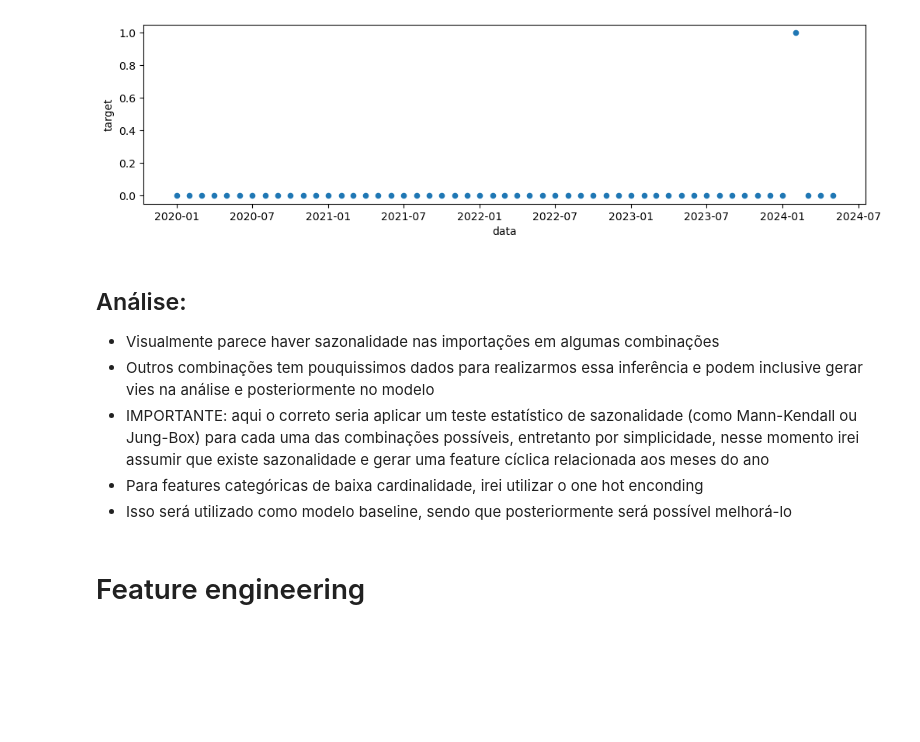
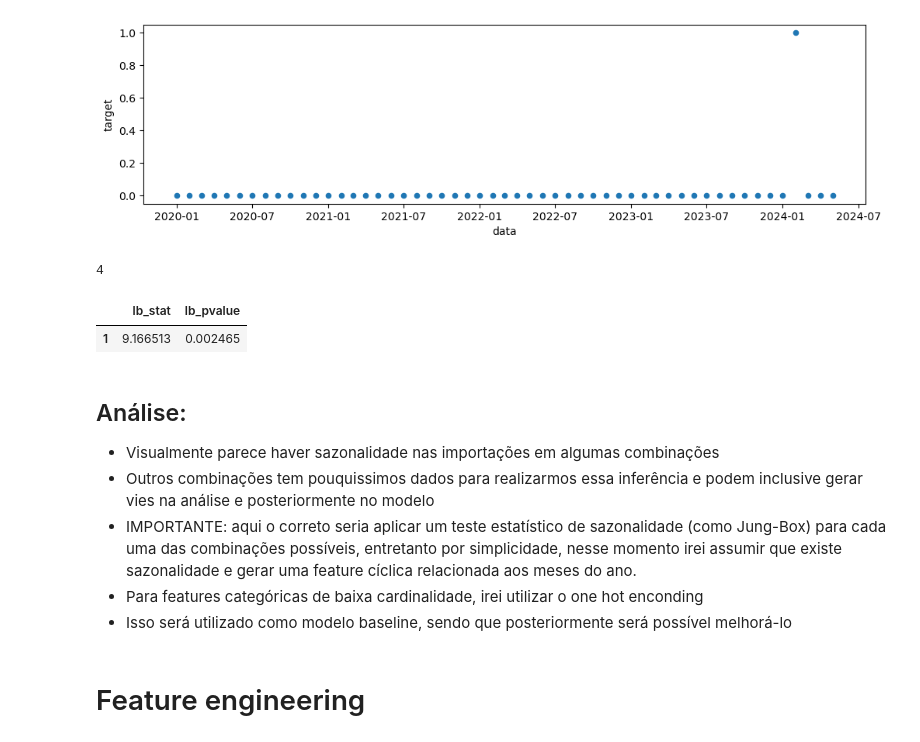
Before and after one commit to LucasPLK/LogComex, a Jupyter notebook: Case_Lucas_Polak.ipynb, the cells around one changed output. Saved outputs shown, nothing was run; the diff lists cells and outputs as text; code cells hidden in the pictures; blank space fills up the shorter version.

```diff
--- a/Case_Lucas_Polak.ipynb
+++ b/Case_Lucas_Polak.ipynb
@@ -333,0 +387,7 @@ df_completo.loc[df_completo['combinacao'] == '29151100.0_2915.0_517800.0_1.0_MG'
+# %%
+sinal = df_completo.loc[(df_completo['combinacao'] == '87082919_8708_927800_1_SP')]\
+            .sort_values('anomes')['target'].values
+
+define_periodo_sazonalidade(sinal)
+# %% [output]
+4
@@ -334,8 +398,15 @@ df_completo.loc[df_completo['combinacao'] == '29151100.0_2915.0_517800.0_1.0_MG'
+# %%
+acorr_ljungbox(df_completo.loc[(df_completo['combinacao'] == '87082919_8708_927800_1_SP')]\
+            .sort_values('anomes')['target'].values, auto_lag=True)
+# validando a auto correlação da série para validar se em algum momento ela "se repete" (não necessáriamente com perfeição), indicando uma possível sazonalidade
+# %% [output]
+|  | lb_stat | lb_pvalue |
+| 1 | 9.166513 | 0.002465 |
 # %% [markdown]
 ## Análise:
 * Visualmente parece haver sazonalidade nas importações em algumas combinações
 * Outros combinações tem pouquissimos dados para realizarmos essa inferência e podem inclusive gerar vies na análise e posteriormente no modelo
-* IMPORTANTE: aqui o correto seria aplicar um teste estatístico de sazonalidade (como Mann-Kendall ou Jung-Box) para cada uma das combinações possíveis, entretanto por simplicidade, nesse momento irei assumir que existe sazonalidade e gerar uma feature cíclica relacionada aos meses do ano
+* IMPORTANTE: aqui o correto seria aplicar um teste estatístico de sazonalidade (como Jung-Box) para cada uma das combinações possíveis, entretanto por simplicidade, nesse momento irei assumir que existe sazonalidade e gerar uma feature cíclica relacionada aos meses do ano.
 * Para features categóricas de baixa cardinalidade, irei utilizar o one hot enconding
 * Isso será utilizado como modelo baseline, sendo que posteriormente será possível melhorá-lo
 # %% [markdown]
```
Also changed, not shown: parts of 30 cells of this notebook, 1 other file.
